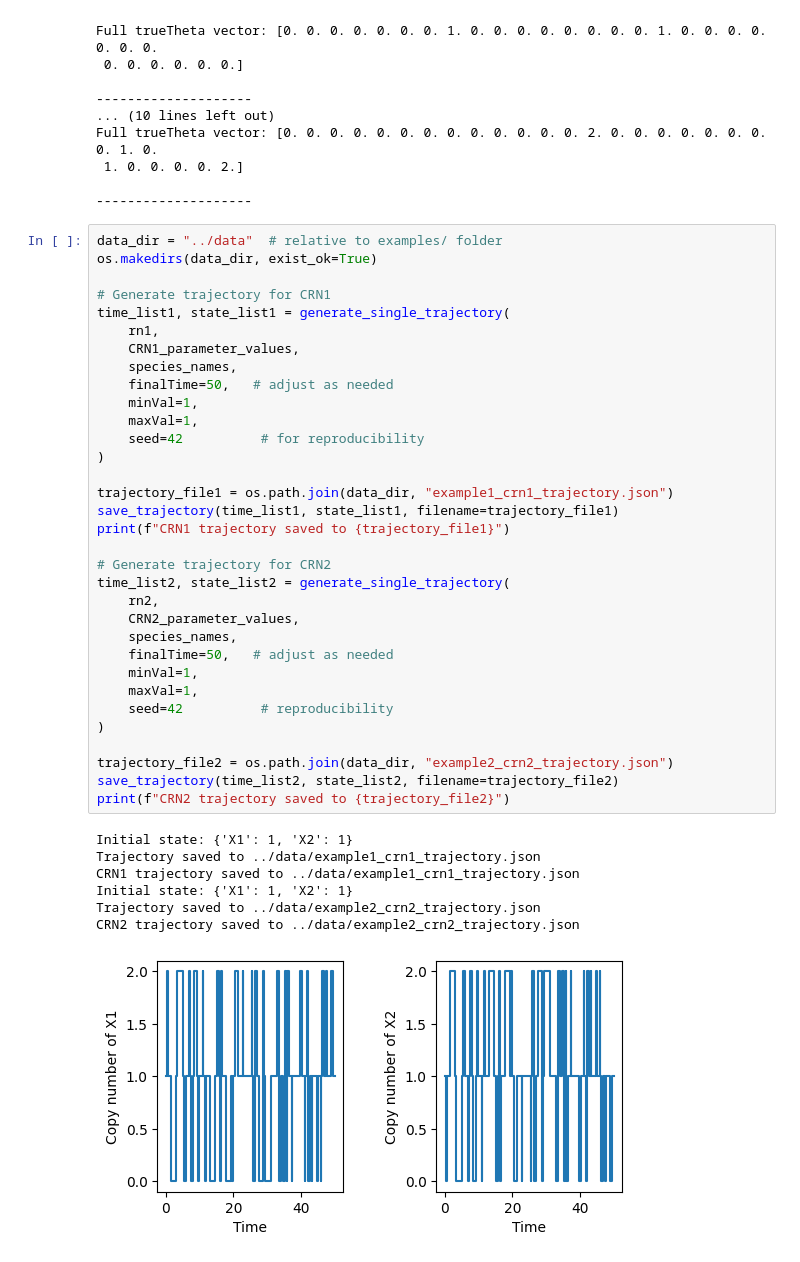
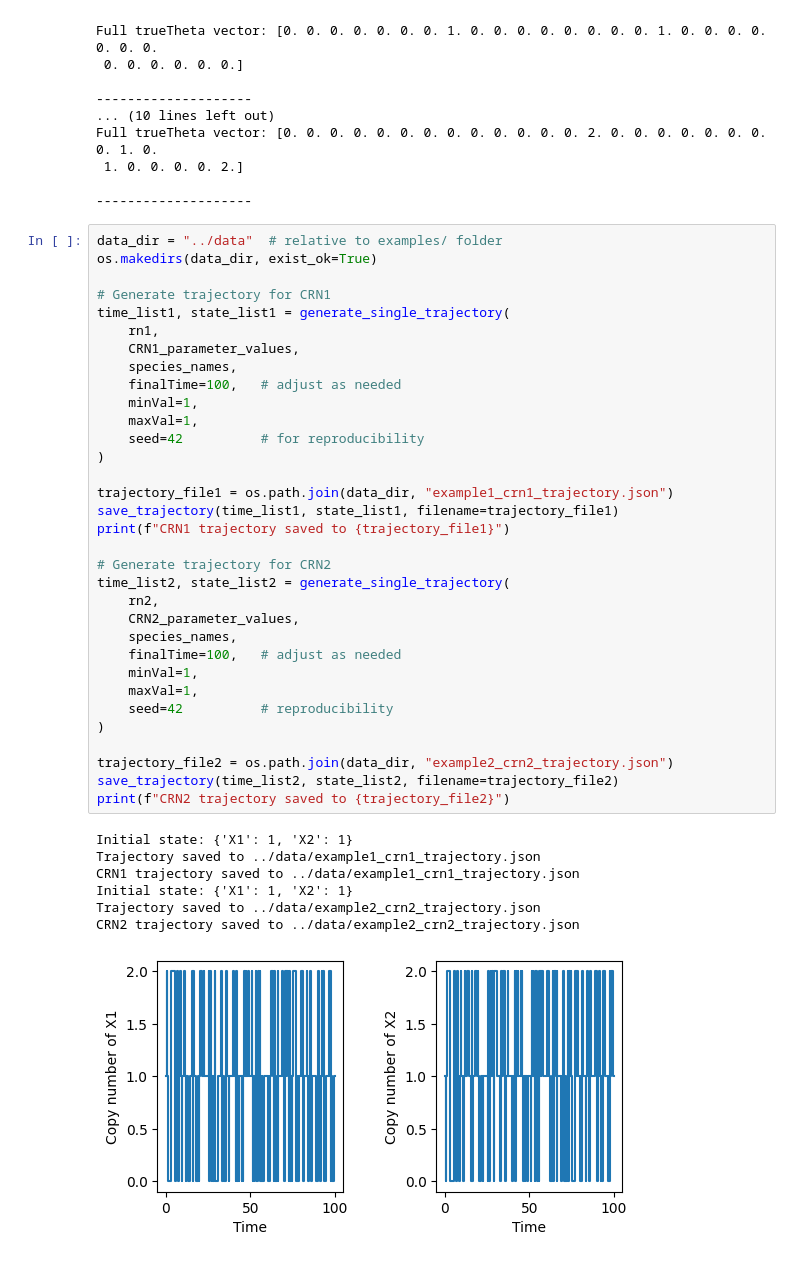
Before and after one commit to ssindiUCM/BayesCRNInference, a Jupyter notebook: examples/example1.ipynb, the cells around one changed output. Saved outputs shown, nothing was run; the diff lists cells and outputs as text.

```diff
--- a/examples/example1.ipynb
+++ b/examples/example1.ipynb
@@ -238,35 +238,35 @@ time_list1, state_list1 = generate_single_trajectory(
     rn1,
     CRN1_parameter_values,
     species_names,
-    finalTime=50,   # adjust as needed
+    finalTime=100,   # adjust as needed
     minVal=1,
     maxVal=1,
     seed=42          # for reproducibility
 )
 
 trajectory_file1 = os.path.join(data_dir, "example1_crn1_trajectory.json")
 save_trajectory(time_list1, state_list1, filename=trajectory_file1)
 print(f"CRN1 trajectory saved to {trajectory_file1}")
 
 # Generate trajectory for CRN2
 time_list2, state_list2 = generate_single_trajectory(
     rn2,
     CRN2_parameter_values,
     species_names,
-    finalTime=50,   # adjust as needed
+    finalTime=100,   # adjust as needed
     minVal=1,
     maxVal=1,
     seed=42          # reproducibility
 )
 
 trajectory_file2 = os.path.join(data_dir, "example2_crn2_trajectory.json")
 save_trajectory(time_list2, state_list2, filename=trajectory_file2)
 print(f"CRN2 trajectory saved to {trajectory_file2}")
 # %% [output]
 Initial state: {'X1': 1, 'X2': 1}
 Trajectory saved to ../data/example1_crn1_trajectory.json
 CRN1 trajectory saved to ../data/example1_crn1_trajectory.json
 Initial state: {'X1': 1, 'X2': 1}
 Trajectory saved to ../data/example2_crn2_trajectory.json
 CRN2 trajectory saved to ../data/example2_crn2_trajectory.json
-[figure, old version]
+[figure, new version]
```
Also changed, not shown: parts of 8 cells of this notebook, 2 other files.
